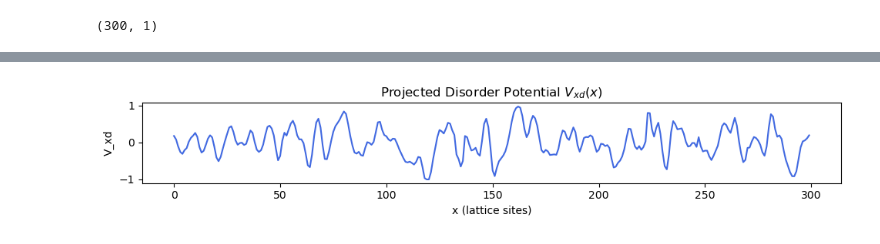
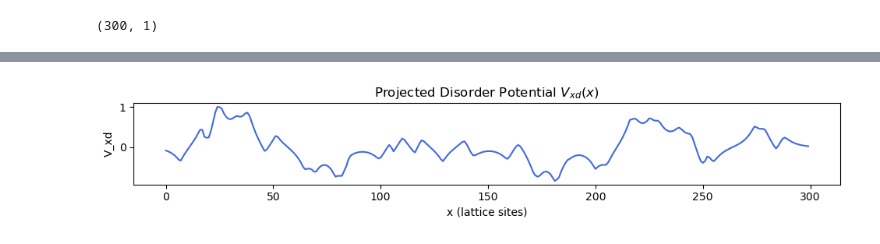
Before and after one commit to polianahp/Nonlocality-of-local-Andreev-conductances-as-a-probe-for-topological-Majorana-wires, a Jupyter notebook: disorder_testing.ipynb, the cells around one changed output, grey strips where cells are left out. Cells and saved outputs as stored; diff of their text form; code cells hidden in the pictures.

```diff
--- a/disorder_testing.ipynb
+++ b/disorder_testing.ipynb
@@ -214,24 +214,24 @@ Tdis = np.asarray([0.452874, 0.21002, -0.284492, -0.659038, -0.786086, -0.525799
 # %%
 # ======================================================================
 # 6. 1D projection: Vxd = sum_y Vdis(x, y) * Y0(y)
 # ======================================================================
 Y0 = np.ones(Ny)
-Vxd = Tdis#np.array([np.dot(Vdis[ii, :], Y0) for ii in range(Nx)])
+Vxd = np.array([np.dot(Vdis[ii, :], Y0) for ii in range(Nx)])
 Vxd = Vxd/np.max(np.abs(Vxd))
 
 plt.figure(figsize=(10, 2))
 plt.plot(np.arange(Nx), Vxd, color='royalblue')
 plt.xlabel("x (lattice sites)")
 plt.ylabel("V_xd")
 plt.title("Projected Disorder Potential $V_{xd}(x)$")
 plt.gca().set_aspect('auto')
 plt.tight_layout()
 plt.show()
 
 # mean and variance
 DeltaVd = np.mean(Vxd)
 VarVd = np.mean(Vxd**2)
 print(f"ΔVd = {DeltaVd:.4f}")
 print(f"<Vxd²> = {VarVd:.4f}")
 # %% [output]
-[figure, old version]
+[figure, new version]
```
Also changed, not shown: parts of 6 cells of this notebook, 5 other files.
